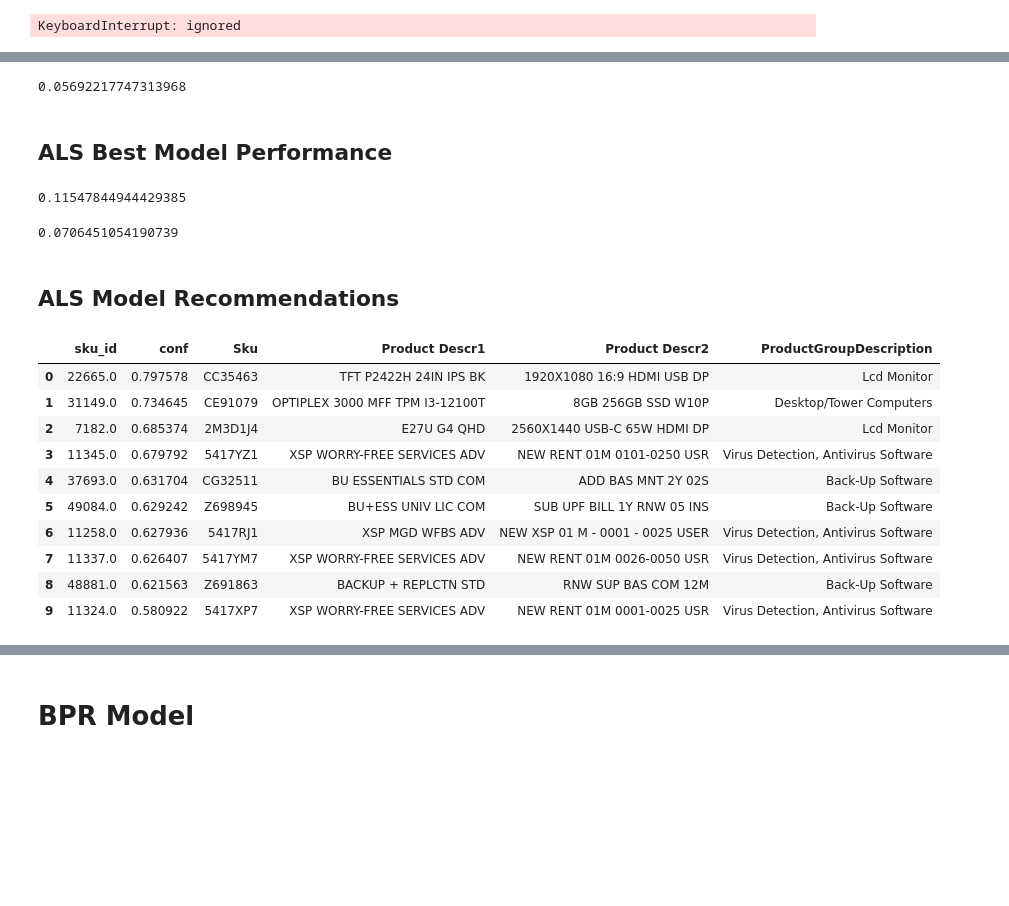
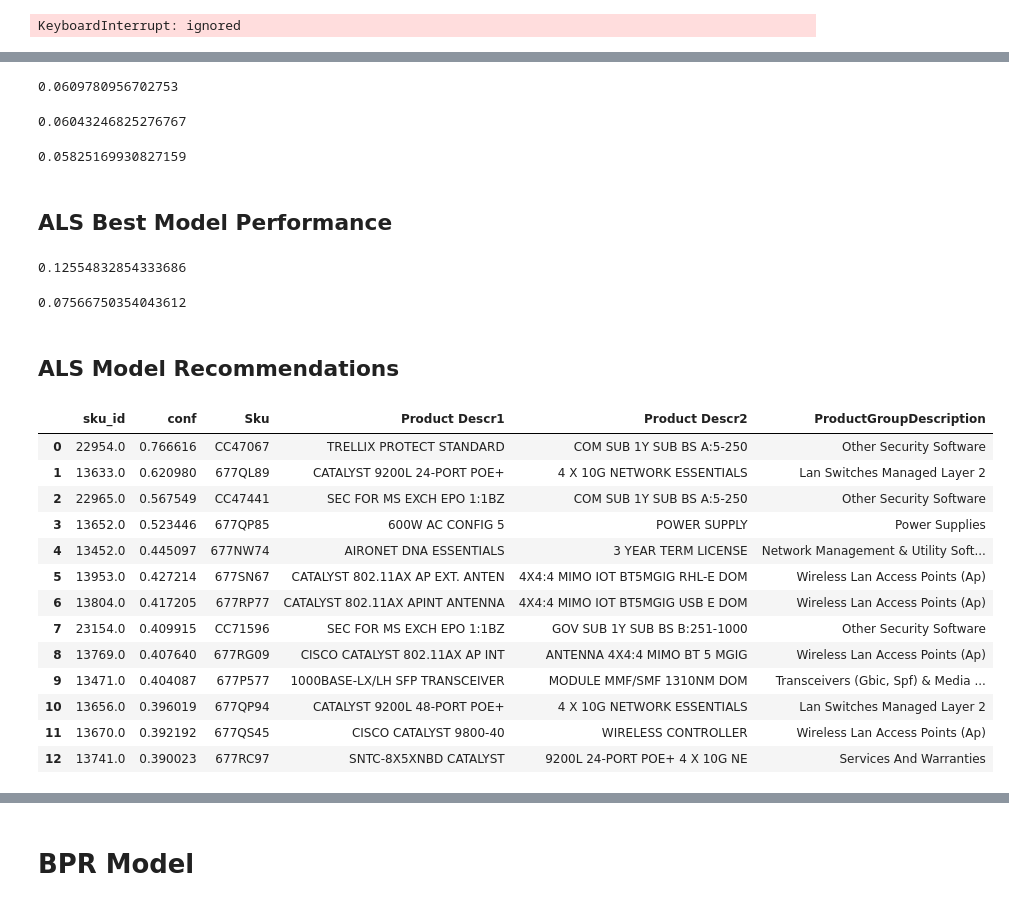
Before and after one commit to vincm1/RecSys_Implicit, a Jupyter notebook: Alternating_Least_Squares_(ALS)_&_Bayesian_Personalized_Ranking_(BPR).ipynb, the cells around one changed output, grey strips where cells are left out. Saved outputs shown, nothing was run; the diff lists cells and outputs as text; code cells hidden in the pictures; blank space fills up the shorter version.

```diff
--- a/Alternating_Least_Squares_(ALS)_&_Bayesian_Personalized_Ranking_(BPR).ipynb
+++ b/Alternating_Least_Squares_(ALS)_&_Bayesian_Personalized_Ranking_(BPR).ipynb
@@ -356,0 +363,3 @@ sparse_item_user_test_binary = create_item_user_csr_matrix(stratified_df_test_bi
+# %%
+user_items = create_user_item_csr_matrix(grouped_df)
+user_items
@@ -441,8 +453,8 @@ class WrappedALS(BaseEstimator):
         return self.als_model.user_factors.dot(self.als_model.item_factors.T)
 
     def score(self, X, y=None):
-        map_at_k = mean_average_precision_at_k(self.als_model, X, X.T, K=10)
-        return map_at_k
+        precision = precision_at_k(self.als_model, X, X.T, K=10)
+        return precision_at_k
 
 # Define the hyperparameter ranges
 param_grid = {
@@ -489,50 +525,65 @@ print(map10)
 # %%
-model_2 = implicit.als.AlternatingLeastSquares(factors=190,
-                                                 alpha=30,
-                                                 iterations=15,
+model_2 = implicit.als.AlternatingLeastSquares(factors=200,
+                                                 alpha=40,
+                                                 iterations=20,
                                                  regularization=0.01)
 model_2.fit(sparse_user_item_train)
 map10 = mean_average_precision_at_k(model_2,sparse_user_item_train, sparse_user_item_test, K=10)
 print(map10)
 # %% [output]
-0.05692217747313968
+0.0609780956702753
+# %%
+model_3 = AlternatingLeastSquares(factors=150, alpha=40, regularization=0.05,
+                                  iterations=20, calculate_training_loss=True)
+model_3.fit(sparse_user_item_train)
+map10 = mean_average_precision_at_k(model_3,sparse_user_item_train, sparse_user_item_test, K=10)
+map10
+# %% [output]
+0.06043246825276767
+# %%
+model_4 = AlternatingLeastSquares(factors=150, alpha=40, regularization=0.05,
+                                  iterations=20, calculate_training_loss=True)
+model_4.fit(sparse_user_item_train_binary)
+map10 = mean_average_precision_at_k(model_4,sparse_user_item_train_binary, sparse_user_item_test_binary, K=10)
+map10
+# %% [output]
+0.05825169930827159
 # %% [markdown]
 ## ALS Best Model Performance
 # %%
-precision_als = precision_at_k(model_2, sparse_user_item_train, sparse_user_item_test, K=10, num_threads=10)
+precision_als = precision_at_k(model_3, sparse_user_item_train, sparse_user_item_test, K=10, num_threads=10)
 precision_als
 # %% [output]
-0.11547844944429385
+0.12554832854333686
 # %%
-ndcg = ndcg_at_k(model_2, sparse_user_item_train, sparse_user_item_test, show_progress=True, K=10, num_threads=10)
+ndcg = ndcg_at_k(model_3, sparse_user_item_train, sparse_user_item_test, show_progress=True, K=10, num_threads=10)
 ndcg
 # %% [output]
-0.0706451054190739
+0.07566750354043612
 # %% [markdown]
 ## ALS Model Recommendations
 # %%
  # Assuming you want recommendations for user with ID 10
-user_id = 5000
-# Get the row of the user from the sparse_user_item matrix
-user_row = sparse_user_item_train[user_id]
-# Reshape the user_row to have 1 row per user
-user_items = np.reshape(user_row, (1, -1))
+user_id = 275
 
 # Now you can call the recommend function
-recommended = model_2.recommend(user_id, user_items, N=10, filter_already_liked_items=True)
+recommended = model_3.recommend(user_id, user_items[user_id], N=13, filter_already_liked_items=True)
 rec_tab = pd.DataFrame(recommended)
 rec_tab = rec_tab.T.rename(columns={0:"sku_id", 1:"conf"})
 rec_tab = rec_tab.merge(skus, on="sku_id", how="left")
-rec_tab
+rec_tab.sort_values(by="conf", ascending=False)
 # %% [output]
 |  | sku_id | conf | Sku | Product Descr1 | Product Descr2 | ProductGroupDescription |
-| 0 | 22665.0 | 0.797578 | CC35463 | TFT P2422H 24IN IPS BK | 1920X1080 16:9 HDMI USB DP | Lcd Monitor |
-| 1 | 31149.0 | 0.734645 | CE91079 | OPTIPLEX 3000 MFF TPM I3-12100T | 8GB 256GB SSD W10P | Desktop/Tower Computers |
-| 2 | 7182.0 | 0.685374 | 2M3D1J4 | E27U G4 QHD | 2560X1440 USB-C 65W HDMI DP | Lcd Monitor |
-| 3 | 11345.0 | 0.679792 | 5417YZ1 | XSP WORRY-FREE SERVICES ADV | NEW RENT 01M 0101-0250 USR | Virus Detection, Antivirus Software |
-| 4 | 37693.0 | 0.631704 | CG32511 | BU ESSENTIALS STD COM | ADD BAS MNT 2Y 02S | Back-Up Software |
-| 5 | 49084.0 | 0.629242 | Z698945 | BU+ESS UNIV LIC COM | SUB UPF BILL 1Y RNW 05 INS | Back-Up Software |
-| 6 | 11258.0 | 0.627936 | 5417RJ1 | XSP MGD WFBS ADV | NEW XSP 01 M - 0001 - 0025 USER | Virus Detection, Antivirus Software |
-| 7 | 11337.0 | 0.626407 | 5417YM7 | XSP WORRY-FREE SERVICES ADV | NEW RENT 01M 0026-0050 USR | Virus Detection, Antivirus Software |
-| 8 | 48881.0 | 0.621563 | Z691863 | BACKUP + REPLCTN STD | RNW SUP BAS COM 12M | Back-Up Software |
-| 9 | 11324.0 | 0.580922 | 5417XP7 | XSP WORRY-FREE SERVICES ADV | NEW RENT 01M 0001-0025 USR | Virus Detection, Antivirus Software |
+| 0 | 22954.0 | 0.766616 | CC47067 | TRELLIX PROTECT STANDARD | COM SUB 1Y SUB BS A:5-250 | Other Security Software |
+| 1 | 13633.0 | 0.620980 | 677QL89 | CATALYST 9200L 24-PORT POE+ | 4 X 10G NETWORK ESSENTIALS | Lan Switches Managed Layer 2 |
+| 2 | 22965.0 | 0.567549 | CC47441 | SEC FOR MS EXCH EPO 1:1BZ | COM SUB 1Y SUB BS A:5-250 | Other Security Software |
+| 3 | 13652.0 | 0.523446 | 677QP85 | 600W AC CONFIG 5 | POWER SUPPLY | Power Supplies |
+| 4 | 13452.0 | 0.445097 | 677NW74 | AIRONET DNA ESSENTIALS | 3 YEAR TERM LICENSE | Network Management & Utility Soft... |
+| 5 | 13953.0 | 0.427214 | 677SN67 | CATALYST 802.11AX AP EXT. ANTEN | 4X4:4 MIMO IOT BT5MGIG RHL-E DOM | Wireless Lan Access Points (Ap) |
+| 6 | 13804.0 | 0.417205 | 677RP77 | CATALYST 802.11AX APINT ANTENNA | 4X4:4 MIMO IOT BT5MGIG USB E DOM | Wireless Lan Access Points (Ap) |
+| 7 | 23154.0 | 0.409915 | CC71596 | SEC FOR MS EXCH EPO 1:1BZ | GOV SUB 1Y SUB BS B:251-1000 | Other Security Software |
+| 8 | 13769.0 | 0.407640 | 677RG09 | CISCO CATALYST 802.11AX AP INT | ANTENNA 4X4:4 MIMO BT 5 MGIG | Wireless Lan Access Points (Ap) |
+| 9 | 13471.0 | 0.404087 | 677P577 | 1000BASE-LX/LH SFP TRANSCEIVER | MODULE MMF/SMF 1310NM DOM | Transceivers (Gbic, Spf) & Media ... |
+| 10 | 13656.0 | 0.396019 | 677QP94 | CATALYST 9200L 48-PORT POE+ | 4 X 10G NETWORK ESSENTIALS | Lan Switches Managed Layer 2 |
+| 11 | 13670.0 | 0.392192 | 677QS45 | CISCO CATALYST 9800-40 | WIRELESS CONTROLLER | Wireless Lan Access Points (Ap) |
+| 12 | 13741.0 | 0.390023 | 677RC97 | SNTC-8X5XNBD CATALYST | 9200L 24-PORT POE+ 4 X 10G NE | Services And Warranties |
```
Also changed, not shown: parts of 26 cells of this notebook.
